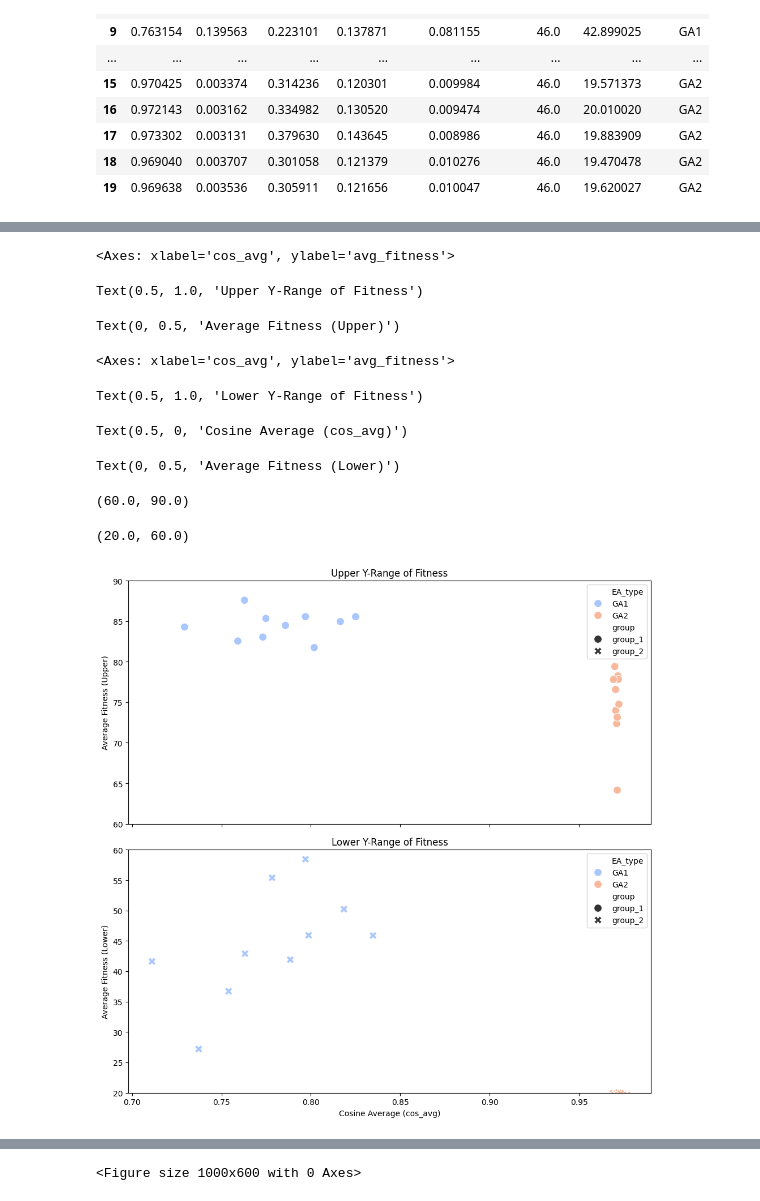
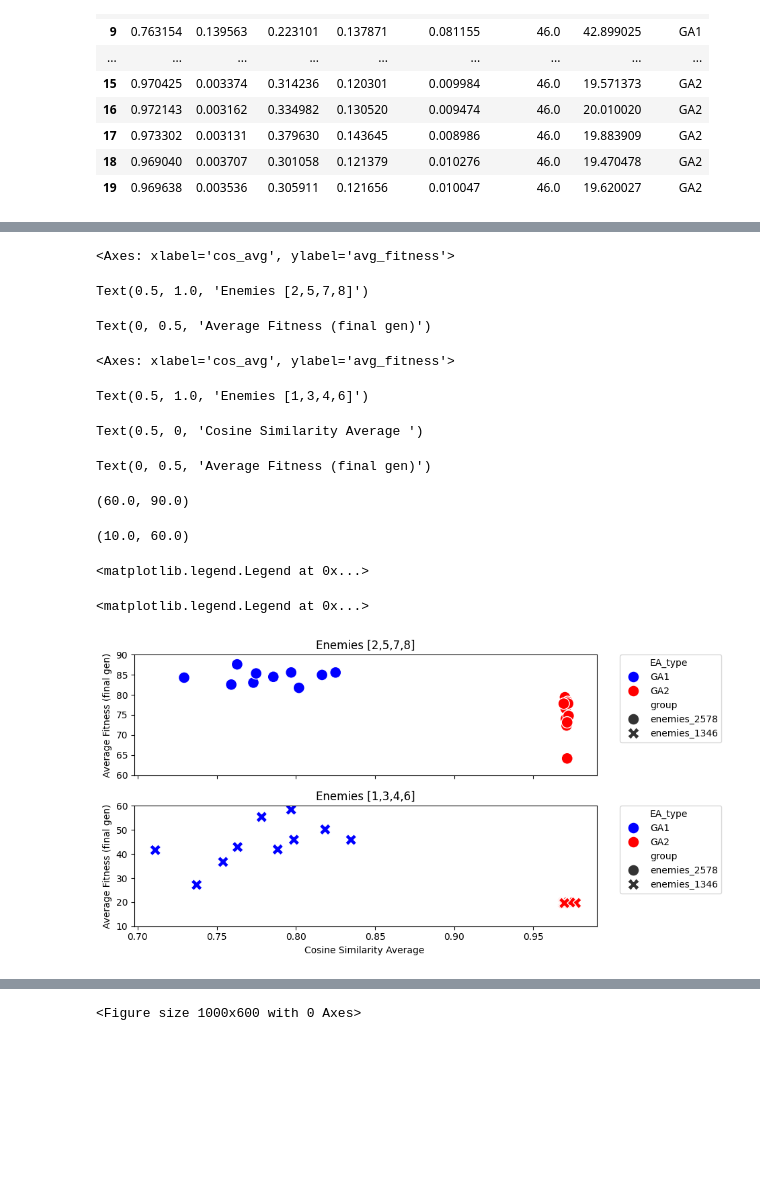
Before and after one commit to SuperAileen/evoman_framework_group24, a Jupyter notebook: similarity.ipynb, the cells around one changed output, grey strips where cells are left out. Saved outputs shown, nothing was run; the diff lists cells and outputs as text; code cells hidden in the pictures; blank space fills up the shorter version.

```diff
--- a/similarity.ipynb
+++ b/similarity.ipynb
@@ -36,14 +37,3 @@ def parse_population_file_GA(file_path):
         generations_dict[current_gen] = np.array(current_population)
 
     return generations_dict
-
-
-'''
-file_path = 'diversity_train_generalist_1_3_4_6\\optimization_generalist_generalist_GA_20241014-124150\\all_generations_population_GA.txt'  # 替换为你的文件路径
-population_dict = parse_population_file_GA(file_path)
-
-for gen, population in population_dict.items():
-    print(f"Generation {gen}:")
-    print(population)
-
-'''
@@ -589,4 +515,10 @@ df_merge_2
 | 17 | 0.973302 | 0.003131 | 0.379630 | 0.143645 | 0.008986 | 46.0 | 19.883909 | GA2 |
 | 18 | 0.969040 | 0.003707 | 0.301058 | 0.121379 | 0.010276 | 46.0 | 19.470478 | GA2 |
 | 19 | 0.969638 | 0.003536 | 0.305911 | 0.121656 | 0.010047 | 46.0 | 19.620027 | GA2 |
+# %%
+
+
+df_merge["group"]='enemies_2578'
+df_merge_2["group"]='enemies_1346'
+df_final=pd.concat([df_merge, df_merge_2], axis=0)
 # %%
@@ -650,50 +583,63 @@ Text(0, 0.5, 'Average Fitness (Lower)')
 # %%
-fig, (ax1, ax2) = plt.subplots(2, 1, figsize=(10, 10), sharex=True)
+fig, (ax1, ax2) = plt.subplots(2, 1, figsize=(10, 5), sharex=True)
+
+# Define a custom color palette to emphasize the difference between GA1 and GA2
+custom_palette = {"GA1": "blue", "GA2": "red"}
 
 # First subplot (upper half)
 sns.scatterplot(
     x='cos_avg',
     y='avg_fitness',
     hue='EA_type',
     style='group',
-    palette='coolwarm',
+    palette=custom_palette,  # Custom color palette
     data=df_final,
-    s=100,
-    ax=ax1  # Plot on the first axis
+    s=150,  # Increase the size to emphasize the points
+    ax=ax1
 )
-ax1.set_title('Upper Y-Range of Fitness')
-ax1.set_ylabel('Average Fitness (Upper)')
+ax1.set_title('Enemies [2,5,7,8]')
+ax1.set_ylabel('Average Fitness (final gen)')
 
 # Second subplot (lower half)
 sns.scatterplot(
     x='cos_avg',
     y='avg_fitness',
     hue='EA_type',
     style='group',
-    palette='coolwarm',
+    palette=custom_palette,  # Custom color palette
     data=df_final,
-    s=100,
-    ax=ax2  # Plot on the second axis
+    s=150,
+    ax=ax2
 )
-ax2.set_title('Lower Y-Range of Fitness')
-ax2.set_xlabel('Cosine Average (cos_avg)')
-ax2.set_ylabel('Average Fitness (Lower)')
+ax2.set_title('Enemies [1,3,4,6]')
+ax2.set_xlabel('Cosine Similarity Average ')
+ax2.set_ylabel('Average Fitness (final gen)')
 
-# Adjust the y-axis ranges for better visualization (optional)
+# Adjust the y-axis ranges for better visualization
 ax1.set_ylim(60, 90)  # Adjust this to fit your upper y-range
-ax2.set_ylim(20, 60)  # Adjust this to fit your lower y-range
+ax2.set_ylim(10, 60)  # Adjust this to fit your lower y-range
 
+
+# Move legends outside the plots
+ax1.legend(bbox_to_anchor=(1.05, 1), loc='upper left', borderaxespad=0.)
+ax2.legend(bbox_to_anchor=(1.05, 1), loc='upper left', borderaxespad=0.)
+
+# Adjust the subplots to make room for the legends outside
+plt.tight_layout()
+fig.subplots_adjust(right=0.75)  # Adjust this value if you need more space for the legends
+plt.savefig('scatterplot_diversity.png')
 # Show the plot
-plt.tight_layout()
 plt.show()
 # %% [output]
 <Axes: xlabel='cos_avg', ylabel='avg_fitness'>
-Text(0.5, 1.0, 'Upper Y-Range of Fitness')
+Text(0.5, 1.0, 'Enemies [2,5,7,8]')
-Text(0, 0.5, 'Average Fitness (Upper)')
+Text(0, 0.5, 'Average Fitness (final gen)')
 <Axes: xlabel='cos_avg', ylabel='avg_fitness'>
-Text(0.5, 1.0, 'Lower Y-Range of Fitness')
+Text(0.5, 1.0, 'Enemies [1,3,4,6]')
-Text(0.5, 0, 'Cosine Average (cos_avg)')
+Text(0.5, 0, 'Cosine Similarity Average ')
-Text(0, 0.5, 'Average Fitness (Lower)')
+Text(0, 0.5, 'Average Fitness (final gen)')
 (60.0, 90.0)
-(20.0, 60.0)
+(10.0, 60.0)
+<matplotlib.legend.Legend at 0x...>
+<matplotlib.legend.Legend at 0x...>
-[figure, old version]
+[figure, new version]
```
Also changed, not shown: parts of 8 cells of this notebook, 3 other files.
